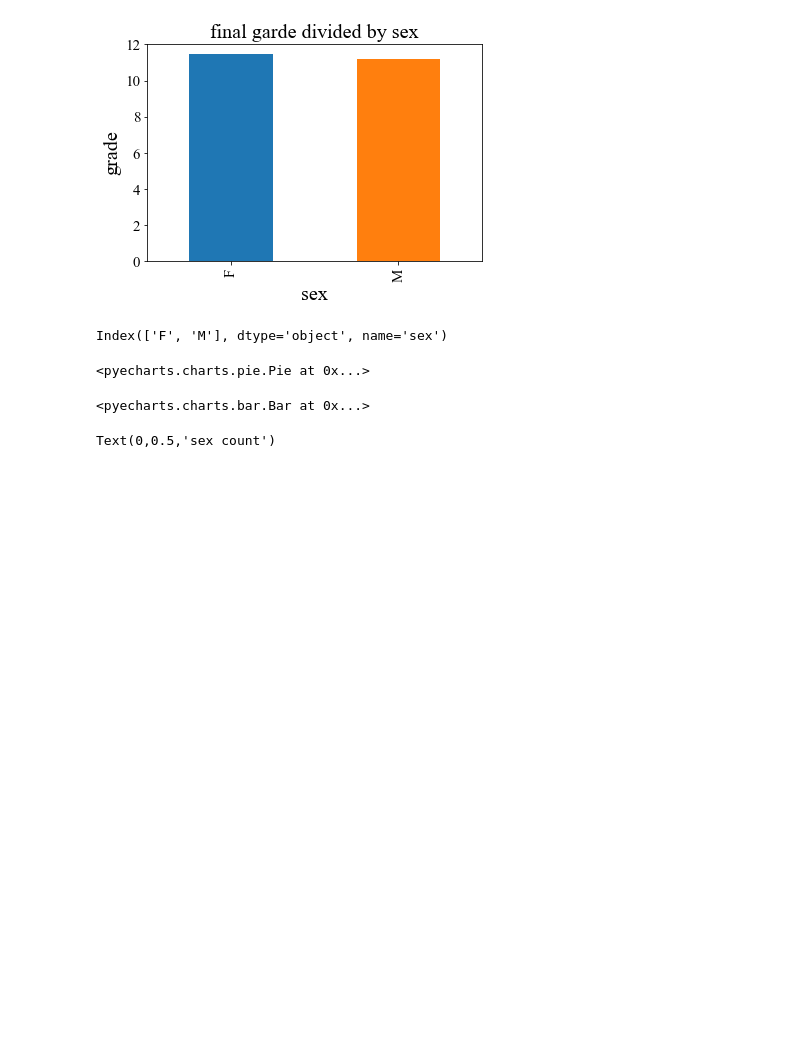
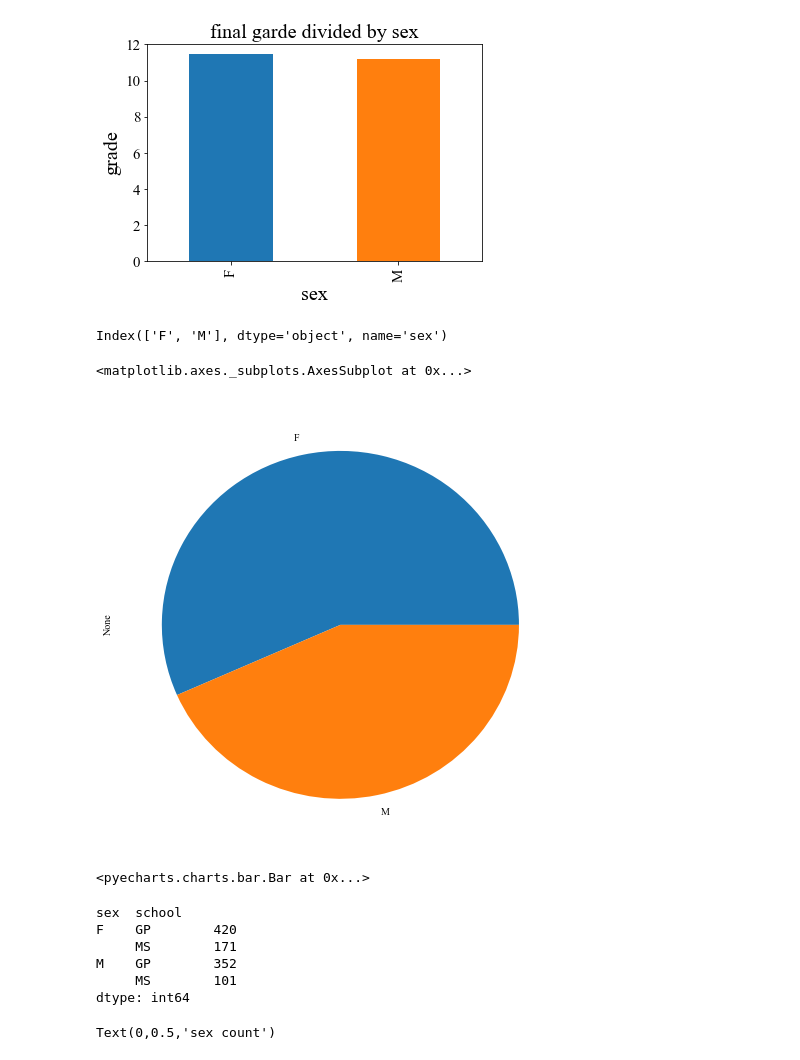
Before and after one commit to yuyi-7/Design-for-course, a Jupyter notebook: student/student.ipynb, the cells around one changed output. Cells and saved outputs as stored; diff of their text form; code cells hidden in the pictures; blank space fills up the shorter version.

Commit message:
modify pie graph realize method

```diff
--- a/student/student.ipynb
+++ b/student/student.ipynb
@@ -133,11 +133,11 @@ Text(0,0.5,'grade')
 df_sex.size().index
 # %% [output]
 Index(['F', 'M'], dtype='object', name='sex')
-# %%
-pie = pyecharts.Pie('Sex segement in both school')
-pie.add('sex', ['F','M'], df_sex.size().values, is_label_show=True)
-# %% [output]
-<pyecharts.charts.pie.Pie at 0x...>
+# %%
+df_sex.size().plot.pie(figsize=(8,8))
+# %% [output]
+<matplotlib.axes._subplots.AxesSubplot at 0x...>
+[figure, added]
 # %%
 df_school_sex = df.groupby(['sex','school'])
 # %%
@@ -146,6 +146,15 @@ bar.add("M", ['GP','MS'], df_school_sex.size().M.values, is_stack=True)
 bar.add('F', ['GP','MS'], df_school_sex.size().F.values, is_stack=True)
 # %% [output]
 <pyecharts.charts.bar.Bar at 0x...>
+# %%
+df_school_sex.size()
+# %% [output]
+sex  school
+F    GP        420
+     MS        171
+M    GP        352
+     MS        101
+dtype: int64
 # %%
 sns.countplot(x='G3', hue='sex', data=df)
 plt.title('number of sexes per segment',font2)
```
Also changed, not shown: parts of 2 cells of this notebook.
